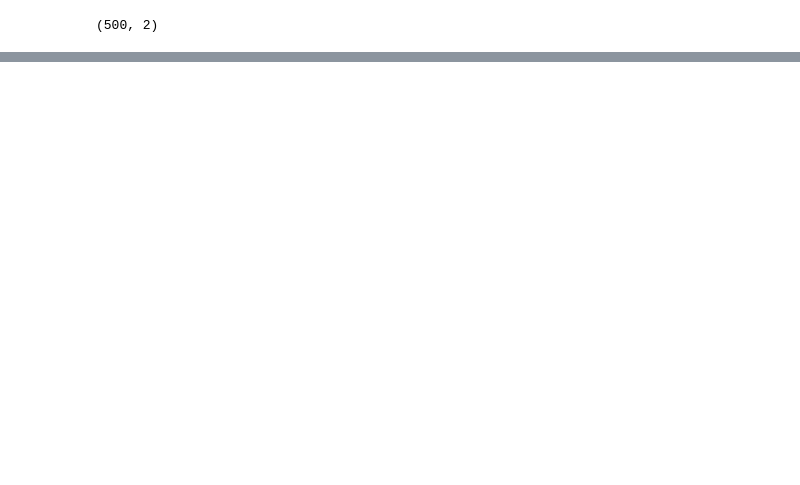
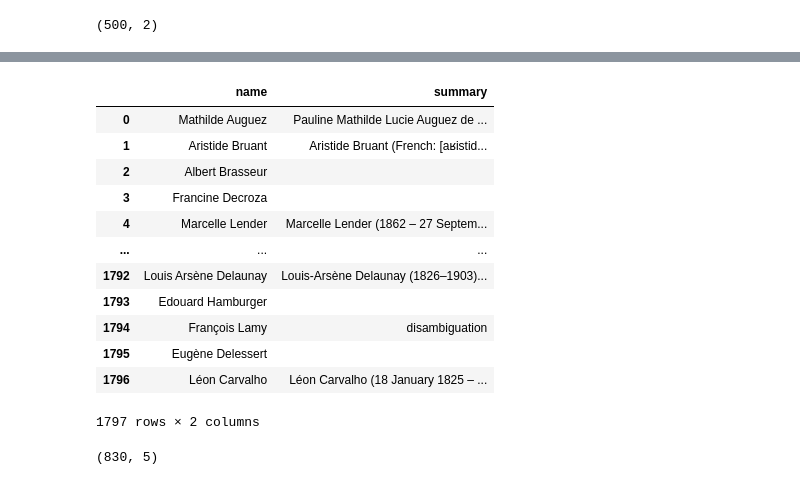
Before and after one commit to liabifano/humans-of-paris-1900, a Jupyter notebook: notebooks/get_articles.ipynb, the cells around one changed output, grey strips where cells are left out. Drawn from its saved outputs; the diff is of its cells as text; code cells hidden in the pictures; blank space fills up the shorter version.

```diff
--- a/notebooks/get_articles.ipynb
+++ b/notebooks/get_articles.ipynb
@@ -99,0 +110,9 @@ wiki_frame.shape
+# %%
+def wiki_exact(name):
+    try:
+        s = wikipedia.summary(name, auto_suggest=False)
+    except wikipedia.DisambiguationError:
+        s = 'disambiguation'
+    except:
+        s = ''
+    return s
@@ -99,0 +130,3 @@ wiki_frame.shape
+# %%
+names2 = names[names.apply(lambda x: len(x) == 2)]
+names2 = names2.apply(lambda x: ' '.join(x[::-1]).strip())
@@ -99,0 +181,20 @@ wiki_frame.shape
+# %%
+wiki_summaries2 = dict(zip(names2,map(wiki_exact, names2)))
+# %%
+wiki_2 = pd.DataFrame(list(wiki_summaries2.items()), columns=['name','summary'])
+# %%
+wiki_2
+# %% [output]
+|  | name | summary |
+| 0 | Mathilde Auguez | Pauline Mathilde Lucie Auguez de ... |
+| 1 | Aristide Bruant | Aristide Bruant (French: [aʁistid... |
+| 2 | Albert Brasseur |  |
+| 3 | Francine Decroza |  |
+| 4 | Marcelle Lender | Marcelle Lender (1862 – 27 Septem... |
+| ... | ... | ... |
+| 1792 | Louis Arsène Delaunay | Louis-Arsène Delaunay (1826–1903)... |
+| 1793 | Edouard Hamburger |  |
+| 1794 | François Lamy | disambiguation |
+| 1795 | Eugène Delessert |  |
+| 1796 | Léon Carvalho | Léon Carvalho (18 January 1825 – ... |
+1797 rows × 2 columns
@@ -99,0 +210,4 @@ wiki_frame.shape
+# %%
+wiki_simple.shape
+# %% [output]
+(830, 5)
```
Also changed, not shown: parts of 33 cells of this notebook.
